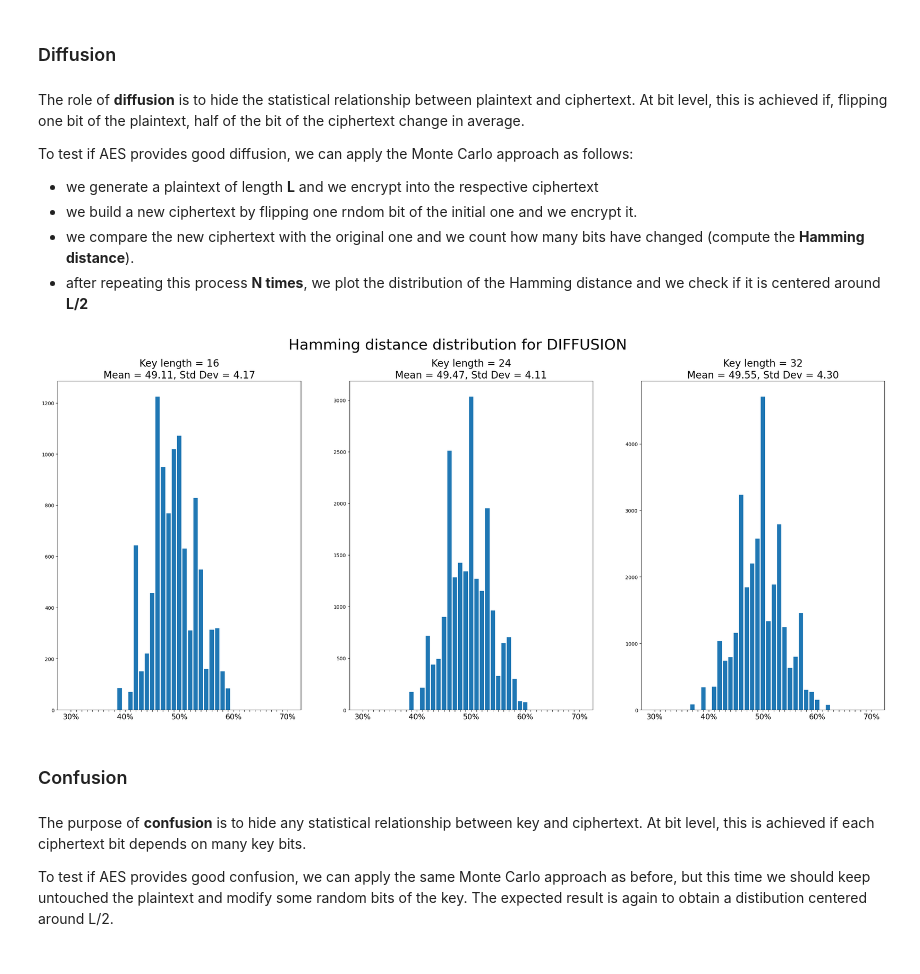
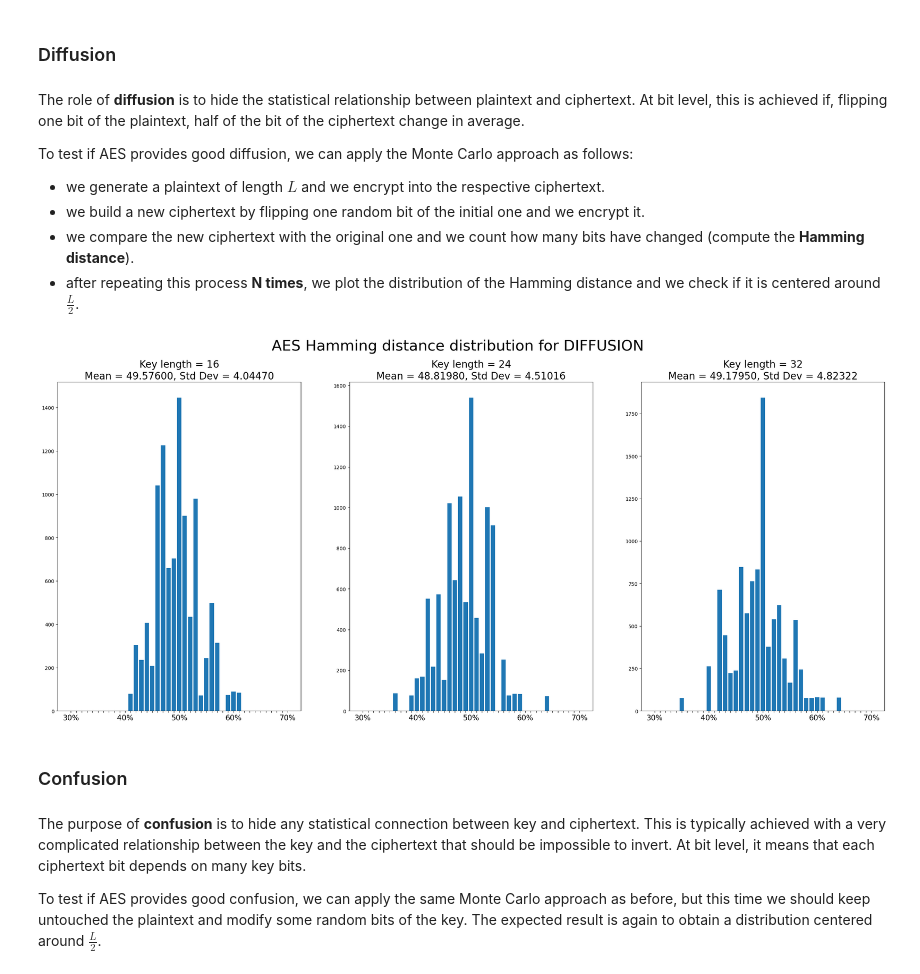
Before and after one commit to LBellini13/Elements-of-Applied-Data-Security, a Jupyter notebook: Block Ciphers/CipherCrafters.ipynb, the cells around one changed output. Cells and saved outputs as stored; diff of their text form; code cells hidden in the pictures.

```diff
--- a/Block Ciphers/CipherCrafters.ipynb
+++ b/Block Ciphers/CipherCrafters.ipynb
@@ -163,68 +164,63 @@ However, we may not know the true value of the quantity that we are trying to es
 The role of **diffusion** is to hide the statistical relationship between plaintext and ciphertext. At bit level, this is achieved if, flipping one bit of the plaintext, half of the bit of the ciphertext change in average.
 
 To test if AES provides good diffusion, we can apply the Monte Carlo approach as follows:
-- we generate a plaintext of length **L** and we encrypt into the respective ciphertext
-- we build a new ciphertext by flipping one rndom bit of the initial one and we encrypt it.
+- we generate a plaintext of length $L$ and we encrypt into the respective ciphertext.
+- we build a new ciphertext by flipping one random bit of the initial one and we encrypt it.
 - we compare the new ciphertext with the original one and we count how many bits have changed (compute the **Hamming distance**).
-- after repeating this process **N times**, we plot the distribution of the Hamming distance and we check if it is centered around **L/2**
+- after repeating this process **N times**, we plot the distribution of the Hamming distance and we check if it is centered around $\frac{L}{2}$.
 # %%
-import os
-import matplotlib.pyplot as plt
-from Crypto.Cipher import AES
+iterations = 10000
 
-iterations = 10000
 fig, axs = plt.subplots(1, len(AES.key_size), figsize=(30, 12))
-fig.suptitle('Hamming distance distribution for DIFFUSION', fontsize=30)
-
-# Dictionary for the hamming distance distribution
-diff_dict = {i: 0 for i in range(30, 71)}
-x_labels = diff_dict.keys()
-x_ticks = range(0, len(x_labels))
+fig.suptitle('AES Hamming distance distribution for DIFFUSION', fontsize=30)
 
 for idx, length in enumerate(AES.key_size):
     # Generate random key of 16, 24 or 32 bytes
     key = np.random.bytes(length)
     # Instantiate AES cipher
     # ECB Mode encrypts each block independently, then any modification in the
     # ciphertext or the key is directly mapped on the ciphertext, then this is
     # the best Mode of Operation to assess diffusion and confusion
     aes_ecb = AES.new(key, AES.MODE_ECB)
     # Generate a random 128 bits plaintext
     ref_plaintext = np.random.bytes(AES.block_size)
     # Encrypt the plaintext
     ref_ciphertext = bytearray(aes_ecb.encrypt(ref_plaintext))
 
     # Compute the list of hamming distances (as %) comparing the original
     # ciphertext with the ones obtained flipping a random bit in the plaintext
-    dist = aes_mcs_diffusion(aes_ecb, ref_plaintext, ref_ciphertext, iterations)
+    dist = mcs_diffusion(aes_ecb, ref_plaintext, ref_ciphertext, iterations)
+
+    # Dictionary for the hamming distance distribution
+    diff_dict = {i: 0 for i in range(30, 71)}
 
     # Count how many outcomes per percentage
     for value in dist:
         for i in range(30, 71):
             if i <= value < i + 1:
                 diff_dict[i] += 1
                 break
 
     # Compute mean and standard deviation of the distribution
     mean = np.average(list(diff_dict.keys()), weights=list(diff_dict.values()))
     std = np.sqrt(np.average((list(diff_dict.keys())-mean)**2, weights=list(diff_dict.values())))
 
-    axs[idx].bar(range(len(x_labels)), diff_dict.values())
-    axs[idx].set_title(f'Key length = {length}\nMean = {mean:.2f}, Std Dev = {std:.2f}', fontsize=20)
+    axs[idx].bar(diff_dict.keys(), diff_dict.values())
+    axs[idx].set_title(f'Key length = {length}\nMean = {mean:.5f}, Std Dev = {std:.5f}', fontsize=20)
     # Show only 30%, 40%, 50%, 60%, 70% x labels
-    axs[idx].set_xticks(x_ticks)
+    axs[idx].set_xticks(list(diff_dict.keys()))
     axs[idx].set_xticklabels(['' if label not in [30, 40, 50, 60, 70]
-                              else f'{label}%' for label in x_labels], fontsize=15)
+                              else f'{label}%' for label in list(diff_dict.keys())], fontsize=15)
 
 plt.show()
 # %% [output]
-[figure, old version]
+[figure, new version]
 # %% [markdown]
 ### Confusion
 # %% [markdown]
-The purpose of **confusion** is to hide any statistical relationship between key and ciphertext. At bit level, this is achieved if each ciphertext bit depends on many key bits.
+The purpose of **confusion** is to hide any statistical connection between key and ciphertext. This is typically achieved with a very complicated relationship between the key and the ciphertext that should be impossible to invert. At bit level, it means that each ciphertext bit depends on many key bits.
 
-To test if AES provides good confusion, we can apply the same Monte Carlo approach as before, but this time we should keep untouched the plaintext and modify some random bits of the key. The expected result is again to obtain a distibution centered around L/2.
+To test if AES provides good confusion, we can apply the same Monte Carlo approach as before, but this time we should keep untouched the plaintext and modify some random bits of the key. The expected result is again to obtain a distribution centered around $\frac{L}{2}$.
 # %%
 iterations = 10000
 
```
Also changed, not shown: parts of 10 cells of this notebook, 6 other files.
